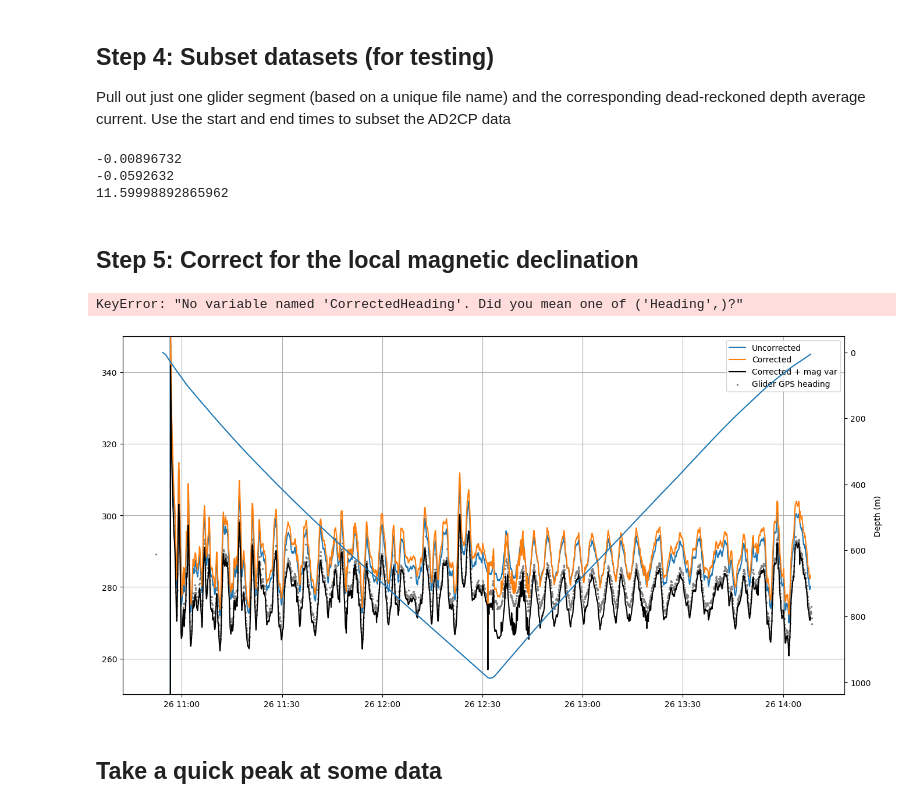
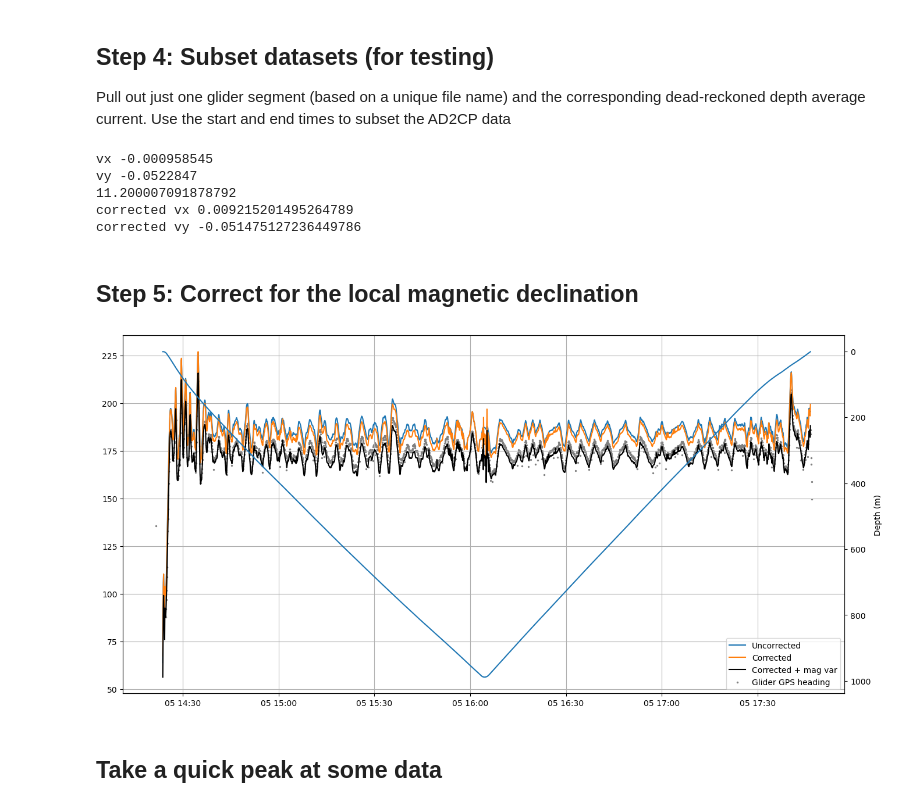
Before and after one commit to JGradone/Slocum-AD2CP, a Jupyter notebook: notebooks/01_Slocum_AD2CP_Testing_and_Data_Exploration.ipynb, the cells around one changed output. Cells and saved outputs as stored; diff of their text form; code cells hidden in the pictures.

```diff
--- a/notebooks/01_Slocum_AD2CP_Testing_and_Data_Exploration.ipynb
+++ b/notebooks/01_Slocum_AD2CP_Testing_and_Data_Exploration.ipynb
@@ -128,7 +125,7 @@ plt.show()
 ## Step 4: Subset datasets (for testing)
 Pull out just one glider segment (based on a unique file name) and the corresponding dead-reckoned depth average current. Use the start and end times to subset the AD2CP data
 # %%
-x=101
+x=667
 
 ## Subset glider df to one segment
 subsetgdf = gdf[(gdf.time >= start_times[x]) & (gdf.time <= end_times[x])]
@@ -140,39 +137,44 @@ ind         = np.argwhere(np.isnan(subsetgdf.m_water_vx).ravel()==False).flatten
 vx          = subsetgdf.m_water_vx.iloc[ind[-1]]
 vy          = subsetgdf.m_water_vy.iloc[ind[-1]]
 mag_var     = np.nanmean(subsetgdf.m_gps_mag_var)
-print(vx)
-print(vy)
-print(mag_var )
+print('vx',vx)
+print('vy',vy)
+print(mag_var)
 
 ## Subset AD2CP dataframe based on segment start and end times
 ad2cp_time_ind = np.where((tot_ad2cp.time >= start_times2[x]) & (tot_ad2cp.time <= end_times2[x]))[0]
 subset_ad2cp = tot_ad2cp.sel(time=tot_ad2cp.time[ad2cp_time_ind])
+
+
+_,vx_cor,vy_cor= slocum_ad2cp.mag_var_correction(subsetgdf['m_heading'].values,vx,vy,mag_var)
+print('corrected vx',vx_cor)
+print('corrected vy',vy_cor)
 # %% [output]
--0.00896732
--0.0592632
-11.59998892865962
+vx -0.000958545
+vy -0.0522847
+11.200007091878792
+corrected vx 0.009215201495264789
+corrected vy -0.051475127236449786
 # %% [markdown]
 ## Step 5: Correct for the local magnetic declination
 # %%
 subset_ad2cp= slocum_ad2cp.mag_var_correction_ad2cp_ds(subset_ad2cp, heading_var="CorrectedHeading", mag_var_arr=mag_var)
-# %% [output]
-KeyError: "No variable named 'CorrectedHeading'. Did you mean one of ('Heading',)?"
 # %%
 plt.figure(figsize=(16,8))
 plt.plot(subset_ad2cp.time,subset_ad2cp.Heading,label='Uncorrected')
 plt.plot(subset_ad2cp.time,subset_ad2cp.CorrectedHeading,label='Corrected')
-plt.plot(subset_ad2cp.time,heading_cor_mag_var,color='black',label='Corrected + mag var')
+plt.plot(subset_ad2cp.time,subset_ad2cp.CorrectedHeading_MagVar,color='black',label='Corrected + mag var')
 plt.scatter(pd.to_datetime(subsetgdf.time),subsetgdf.m_heading,color='gray',s=2,label='Glider GPS heading')
-plt.ylim(250,350)
+#plt.ylim(250,350)
 plt.grid()
 plt.legend()
 
 ax2 = plt.twinx()
 ax2.plot(subset_ad2cp.time,subset_ad2cp.Depth)
 ax2.set_ylabel('Depth (m)')
 ax2.invert_yaxis()
 # %% [output]
-[figure, old version]
+[figure, new version]
 # %% [markdown]
 ## Take a quick peak at some data
 # %%
```
Also changed, not shown: parts of 34 cells of this notebook, 6 other files.
